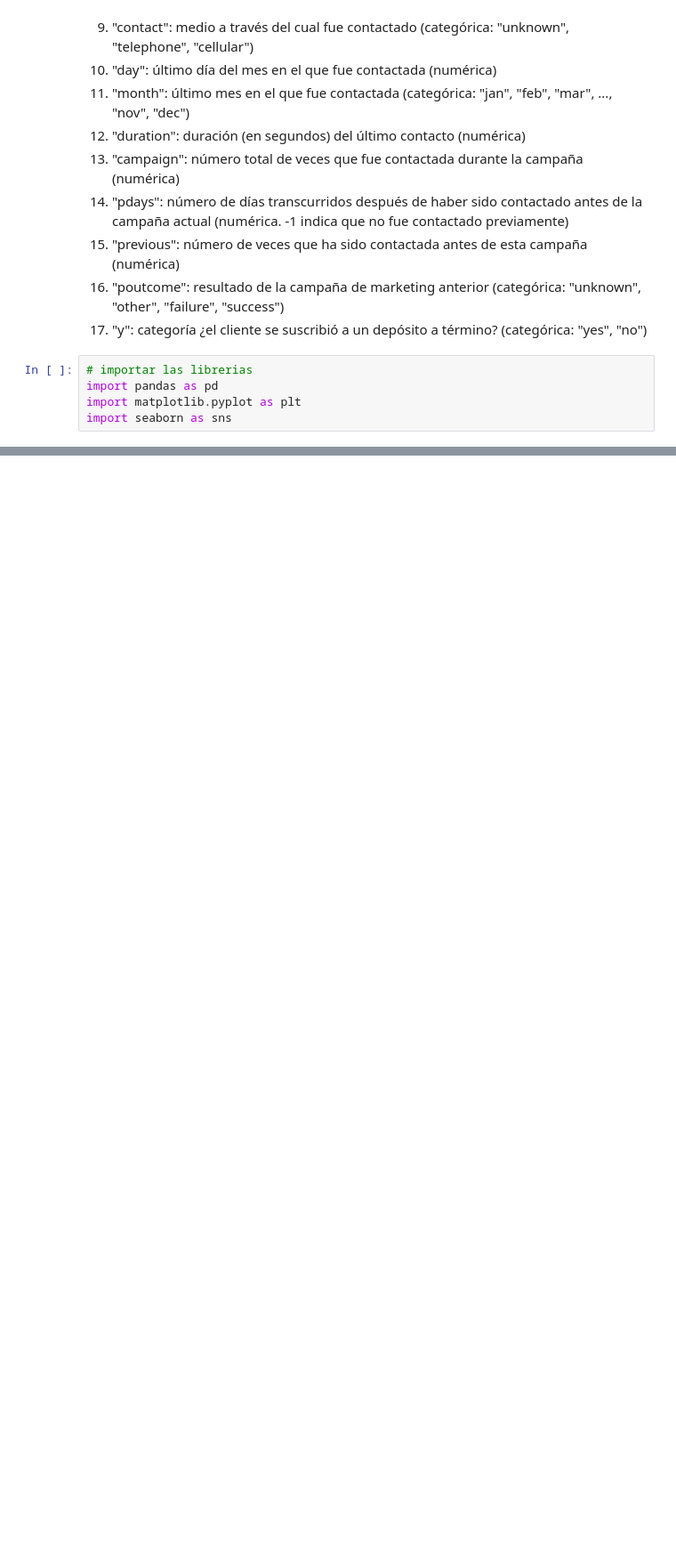
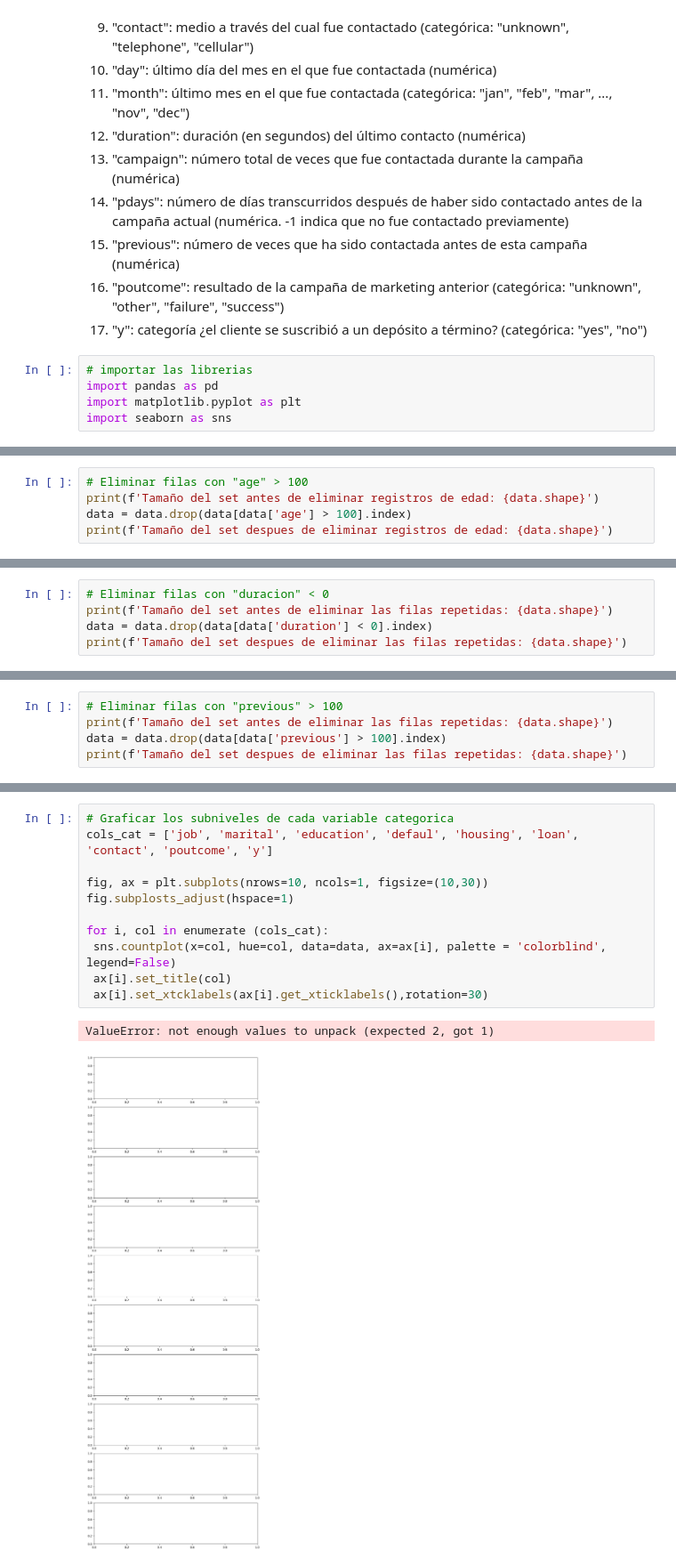
Before and after one commit to hospinabgit/Colab_Tech, a Jupyter notebook: Limpieza_de_Data.ipynb, the cells around one changed output, grey strips where cells are left out. Shown at 89% size. Drawn from its saved outputs; the diff is of its cells as text; blank space fills up the shorter version.

```diff
--- a/Limpieza_de_Data.ipynb
+++ b/Limpieza_de_Data.ipynb
@@ -152,0 +303,5 @@ plt.show()
+# %%
+# Eliminar filas con "age" > 100
+print(f'Tamaño del set antes de eliminar registros de edad: {data.shape}')
+data = data.drop(data[data['age'] > 100].index)
+print(f'Tamaño del set despues de eliminar registros de edad: {data.shape}')
@@ -152,0 +311,5 @@ plt.show()
+# %%
+# Eliminar filas con "duracion" < 0
+print(f'Tamaño del set antes de eliminar las filas repetidas: {data.shape}')
+data = data.drop(data[data['duration'] < 0].index)
+print(f'Tamaño del set despues de eliminar las filas repetidas: {data.shape}')
@@ -152,0 +319,5 @@ plt.show()
+# %%
+# Eliminar filas con "previous" > 100
+print(f'Tamaño del set antes de eliminar las filas repetidas: {data.shape}')
+data = data.drop(data[data['previous'] > 100].index)
+print(f'Tamaño del set despues de eliminar las filas repetidas: {data.shape}')
@@ -152,0 +329,14 @@ plt.show()
+# %%
+# Graficar los subniveles de cada variable categorica
+cols_cat = ['job', 'marital', 'education', 'defaul', 'housing', 'loan', 'contact', 'poutcome', 'y']
+
+fig, ax = plt.subplots(nrows=10, ncols=1, figsize=(10,30))
+fig.subplosts_adjust(hspace=1)
+
+for i, col in enumerate (cols_cat):
+ sns.countplot(x=col, hue=col, data=data, ax=ax[i], palette = 'colorblind', legend=False)
+ ax[i].set_title(col)
+ ax[i].set_xtcklabels(ax[i].get_xticklabels(),rotation=30)
+# %% [output]
+ValueError: not enough values to unpack (expected 2, got 1)
+[figure, added]
```
Also changed, not shown: parts of 45 cells of this notebook.
